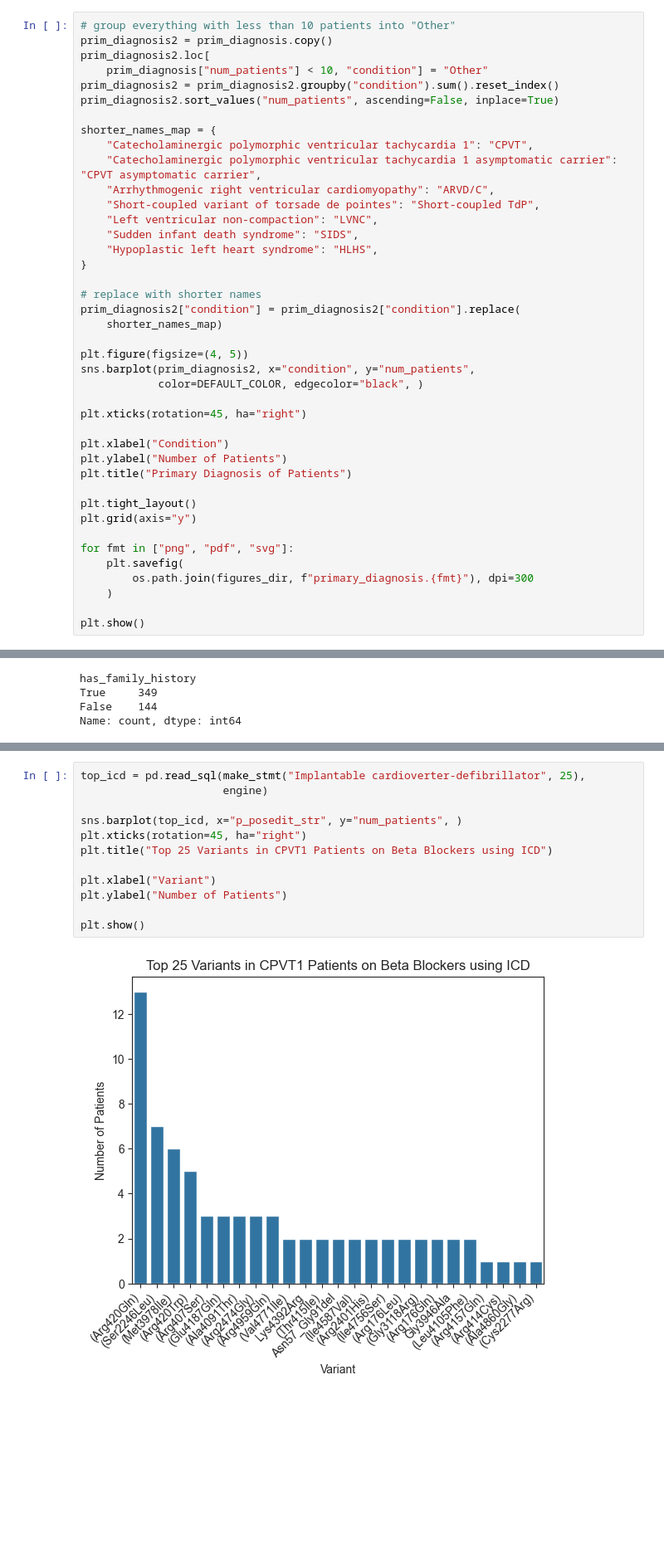
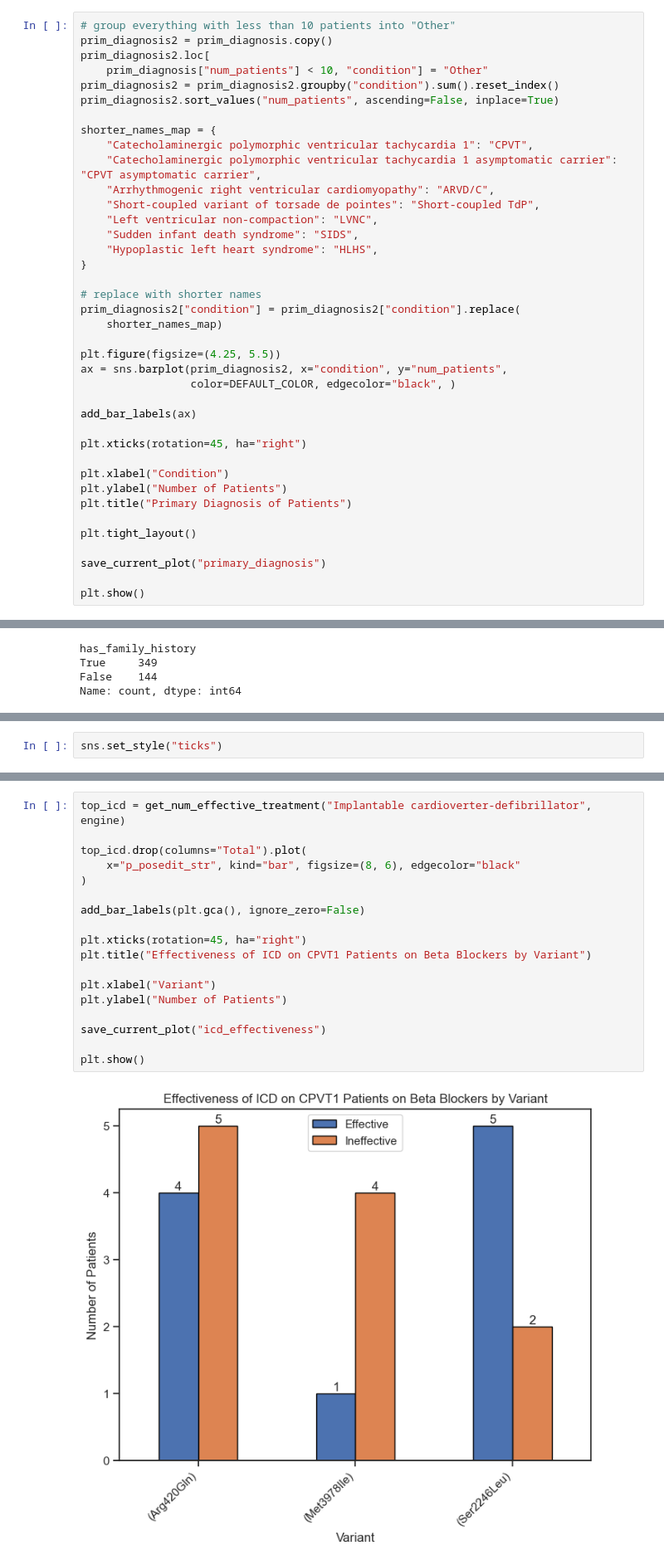
Before and after one commit to alexdaiii/cpvt_database_analysis, a Jupyter notebook: notebooks/analysis_2.ipynb, the cells around one changed output, grey strips where cells are left out. Shown: that part at 83% size. Saved outputs shown, nothing was run; the diff lists cells and outputs as text; blank space fills up the shorter version.

```diff
--- a/notebooks/analysis_2.ipynb
+++ b/notebooks/analysis_2.ipynb
@@ -202,9 +212,11 @@ shorter_names_map = {
 prim_diagnosis2["condition"] = prim_diagnosis2["condition"].replace(
     shorter_names_map)
 
-plt.figure(figsize=(4, 5))
-sns.barplot(prim_diagnosis2, x="condition", y="num_patients",
-            color=DEFAULT_COLOR, edgecolor="black", )
+plt.figure(figsize=(4.25, 5.5))
+ax = sns.barplot(prim_diagnosis2, x="condition", y="num_patients",
+                 color=DEFAULT_COLOR, edgecolor="black", )
+
+add_bar_labels(ax)
 
 plt.xticks(rotation=45, ha="right")
 
@@ -213,12 +225,8 @@ plt.ylabel("Number of Patients")
 plt.title("Primary Diagnosis of Patients")
 
 plt.tight_layout()
-plt.grid(axis="y")
 
-for fmt in ["png", "pdf", "svg"]:
-    plt.savefig(
-        os.path.join(figures_dir, f"primary_diagnosis.{fmt}"), dpi=300
-    )
+save_current_plot("primary_diagnosis")
 
 plt.show()
 # %% [output]
@@ -702,0 +766,2 @@ plt.show()
+# %%
+sns.set_style("ticks")
@@ -703,14 +788,20 @@ plt.show()
 # %%
-top_icd = pd.read_sql(make_stmt("Implantable cardioverter-defibrillator", 25),
-                      engine)
+top_icd = get_num_effective_treatment("Implantable cardioverter-defibrillator", engine)
 
-sns.barplot(top_icd, x="p_posedit_str", y="num_patients", )
+top_icd.drop(columns="Total").plot(
+    x="p_posedit_str", kind="bar", figsize=(8, 6), edgecolor="black"
+)
+
+add_bar_labels(plt.gca(), ignore_zero=False)
+
 plt.xticks(rotation=45, ha="right")
-plt.title("Top 25 Variants in CPVT1 Patients on Beta Blockers using ICD")
+plt.title("Effectiveness of ICD on CPVT1 Patients on Beta Blockers by Variant")
 
 plt.xlabel("Variant")
 plt.ylabel("Number of Patients")
 
+save_current_plot("icd_effectiveness")
+
 plt.show()
 # %% [output]
-[figure, old version]
+[figure, new version]
```
Also changed, not shown: parts of 31 cells of this notebook, 6 other files.
